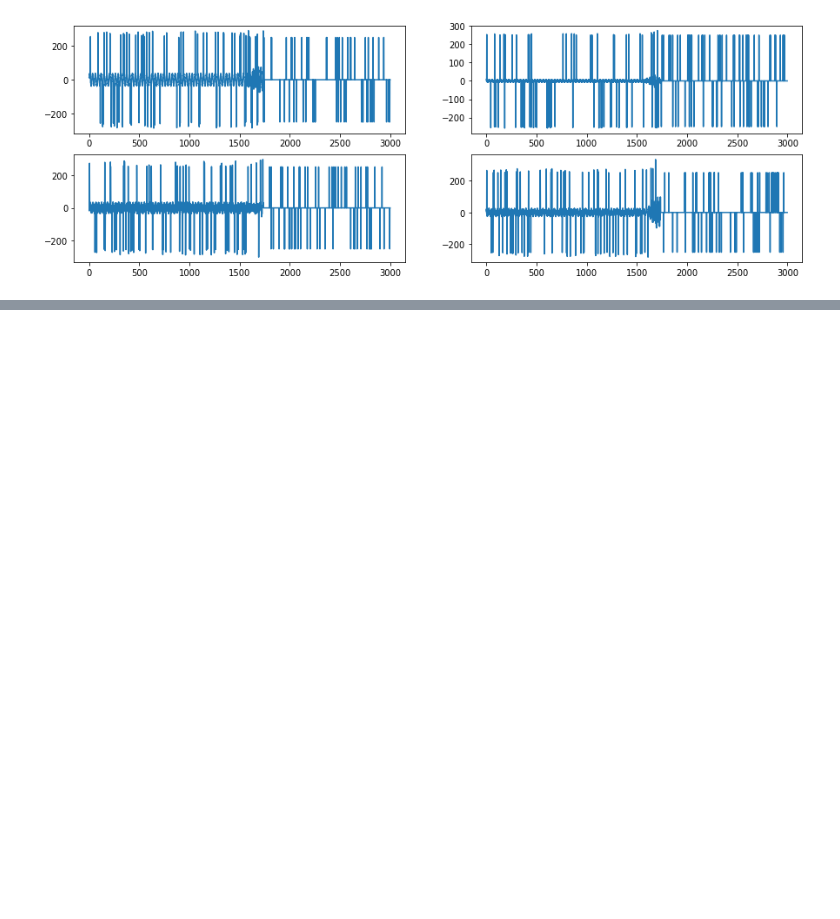
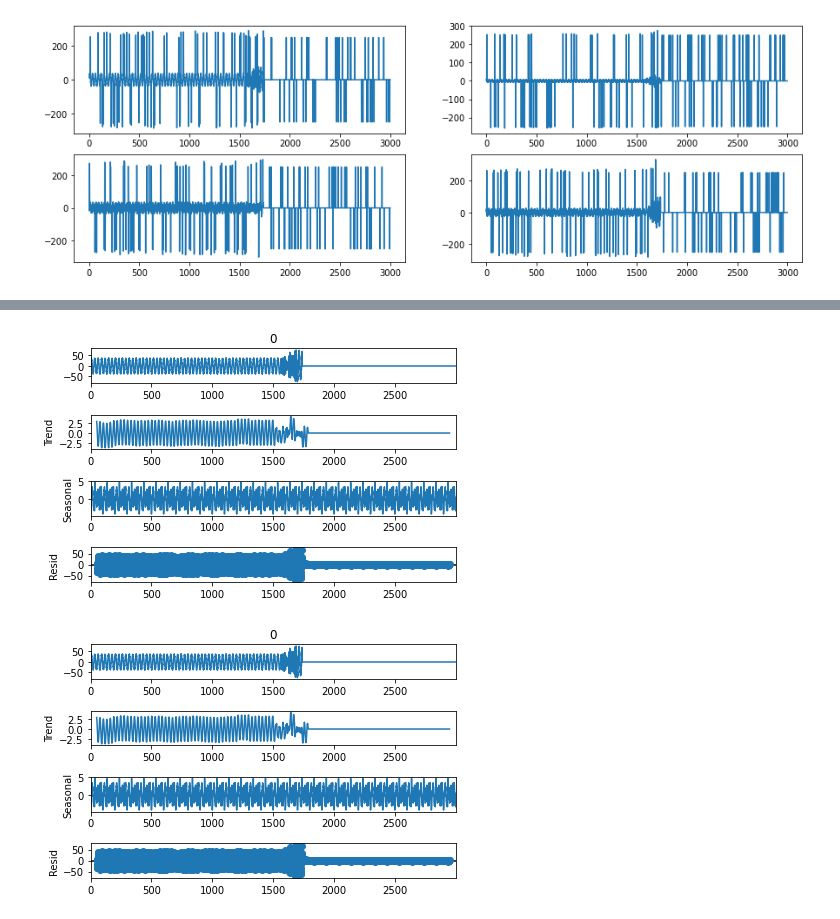
Before and after one commit to abhilampard/Time-Series-Fault-Prediction, a Jupyter notebook: Abhishek Patil - DS Challenge.ipynb, the cells around one changed output, grey strips where cells are left out. Drawn from its saved outputs; the diff is of its cells as text; code cells hidden in the pictures; blank space fills up the shorter version.

```diff
--- a/Abhishek Patil - DS Challenge.ipynb
+++ b/Abhishek Patil - DS Challenge.ipynb
@@ -46,0 +51,7 @@ plot_time_series(data_1)
+# %%
+from statsmodels.tsa.seasonal import seasonal_decompose
+result = seasonal_decompose(clean_data_1['0'], period = 100)
+result.plot()
+# %% [output]
+[figure, added]
+[figure, added]
```
Also changed, not shown: parts of 3 cells of this notebook.
